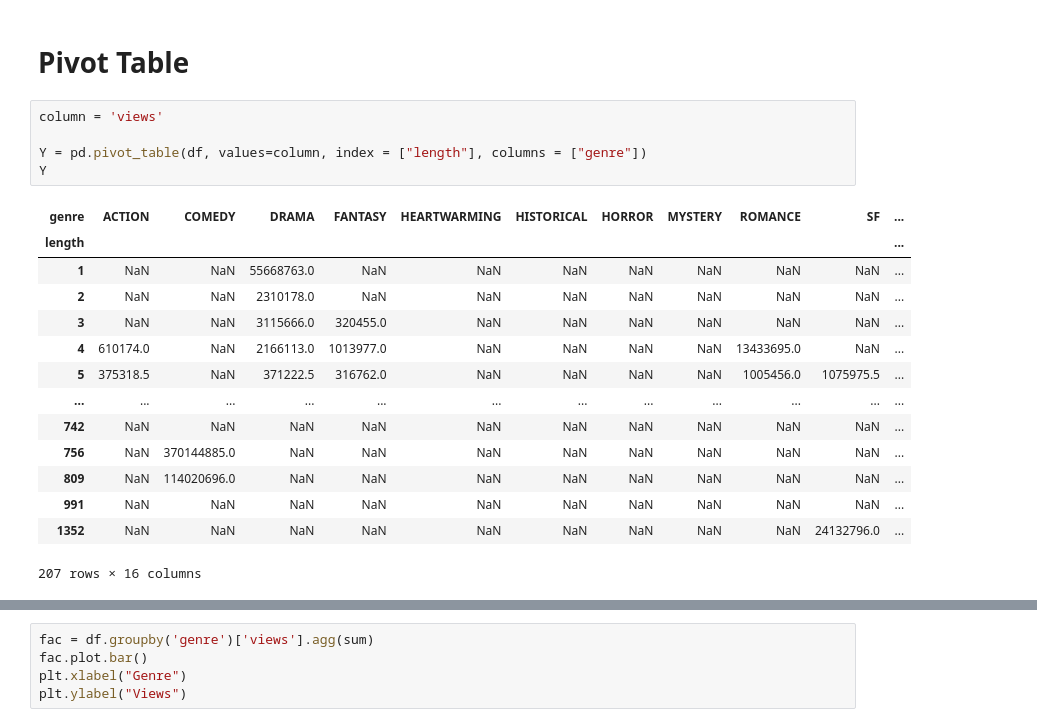
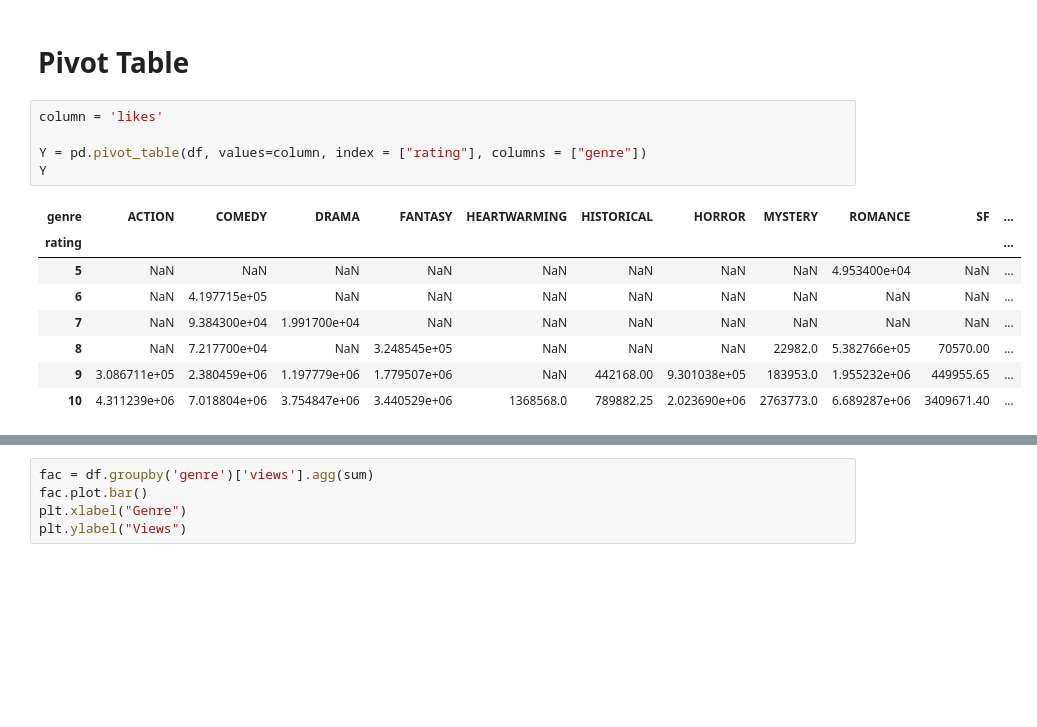
Before and after one commit to JohnLervandal/CS103A-CPA01, a Jupyter notebook: CPA01.ipynb, the cells around one changed output, grey strips where cells are left out. Drawn from its saved outputs; the diff is of its cells as text; blank space fills up the shorter version.

```diff
--- a/CPA01.ipynb
+++ b/CPA01.ipynb
@@ -121,22 +121,16 @@ Text(0.5, 1.0, 'Views vs Likes')
 # %% [markdown]
 <h1> Pivot Table </h1>
 # %%
-column = 'views'
+column = 'likes'
 
-Y = pd.pivot_table(df, values=column, index = ["length"], columns = ["genre"])
+Y = pd.pivot_table(df, values=column, index = ["rating"], columns = ["genre"])
 Y
 # %% [output]
 | genre | ACTION | COMEDY | DRAMA | FANTASY | HEARTWARMING | HISTORICAL | HORROR | MYSTERY | ROMANCE | SF | ... |
-| length |  |  |  |  |  |  |  |  |  |  | ... |
-| 1 | NaN | NaN | 55668763.0 | NaN | NaN | NaN | NaN | NaN | NaN | NaN | ... |
-| 2 | NaN | NaN | 2310178.0 | NaN | NaN | NaN | NaN | NaN | NaN | NaN | ... |
-| 3 | NaN | NaN | 3115666.0 | 320455.0 | NaN | NaN | NaN | NaN | NaN | NaN | ... |
-| 4 | 610174.0 | NaN | 2166113.0 | 1013977.0 | NaN | NaN | NaN | NaN | 13433695.0 | NaN | ... |
-| 5 | 375318.5 | NaN | 371222.5 | 316762.0 | NaN | NaN | NaN | NaN | 1005456.0 | 1075975.5 | ... |
-| ... | ... | ... | ... | ... | ... | ... | ... | ... | ... | ... | ... |
-| 742 | NaN | NaN | NaN | NaN | NaN | NaN | NaN | NaN | NaN | NaN | ... |
-| 756 | NaN | 370144885.0 | NaN | NaN | NaN | NaN | NaN | NaN | NaN | NaN | ... |
-| 809 | NaN | 114020696.0 | NaN | NaN | NaN | NaN | NaN | NaN | NaN | NaN | ... |
-| 991 | NaN | NaN | NaN | NaN | NaN | NaN | NaN | NaN | NaN | NaN | ... |
-| 1352 | NaN | NaN | NaN | NaN | NaN | NaN | NaN | NaN | NaN | 24132796.0 | ... |
+| rating |  |  |  |  |  |  |  |  |  |  | ... |
+| 5 | NaN | NaN | NaN | NaN | NaN | NaN | NaN | NaN | 4.953400e+04 | NaN | ... |
+| 6 | NaN | 4.197715e+05 | NaN | NaN | NaN | NaN | NaN | NaN | NaN | NaN | ... |
+| 7 | NaN | 9.384300e+04 | 1.991700e+04 | NaN | NaN | NaN | NaN | NaN | NaN | NaN | ... |
+| 8 | NaN | 7.217700e+04 | NaN | 3.248545e+05 | NaN | NaN | NaN | 22982.0 | 5.382766e+05 | 70570.00 | ... |
+| 9 | 3.086711e+05 | 2.380459e+06 | 1.197779e+06 | 1.779507e+06 | NaN | 442168.00 | 9.301038e+05 | 183953.0 | 1.955232e+06 | 449955.65 | ... |
+| 10 | 4.311239e+06 | 7.018804e+06 | 3.754847e+06 | 3.440529e+06 | 1368568.0 | 789882.25 | 2.023690e+06 | 2763773.0 | 6.689287e+06 | 3409671.40 | ... |
-207 rows × 16 columns
```
Also changed, not shown: parts of 6 cells of this notebook.
